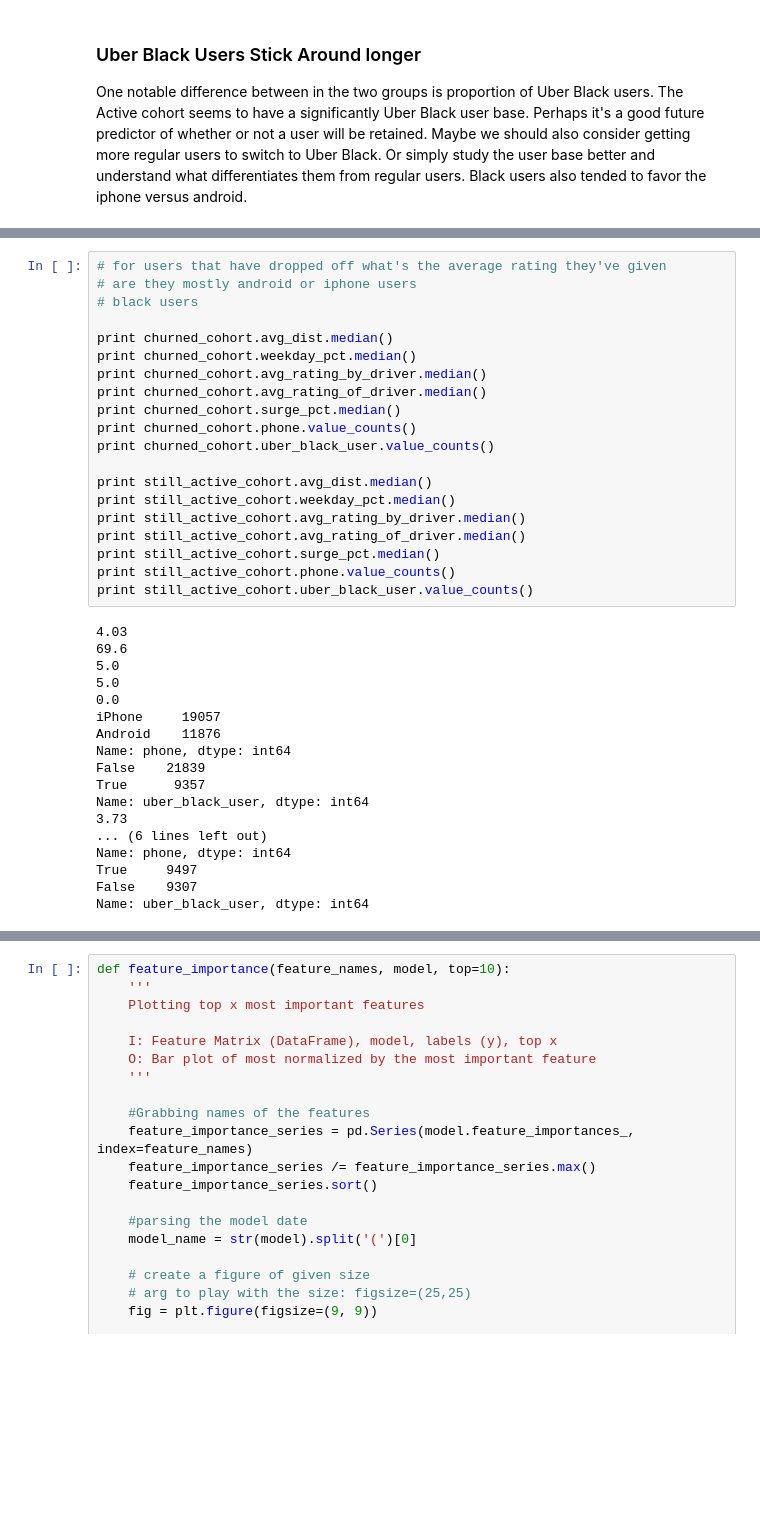
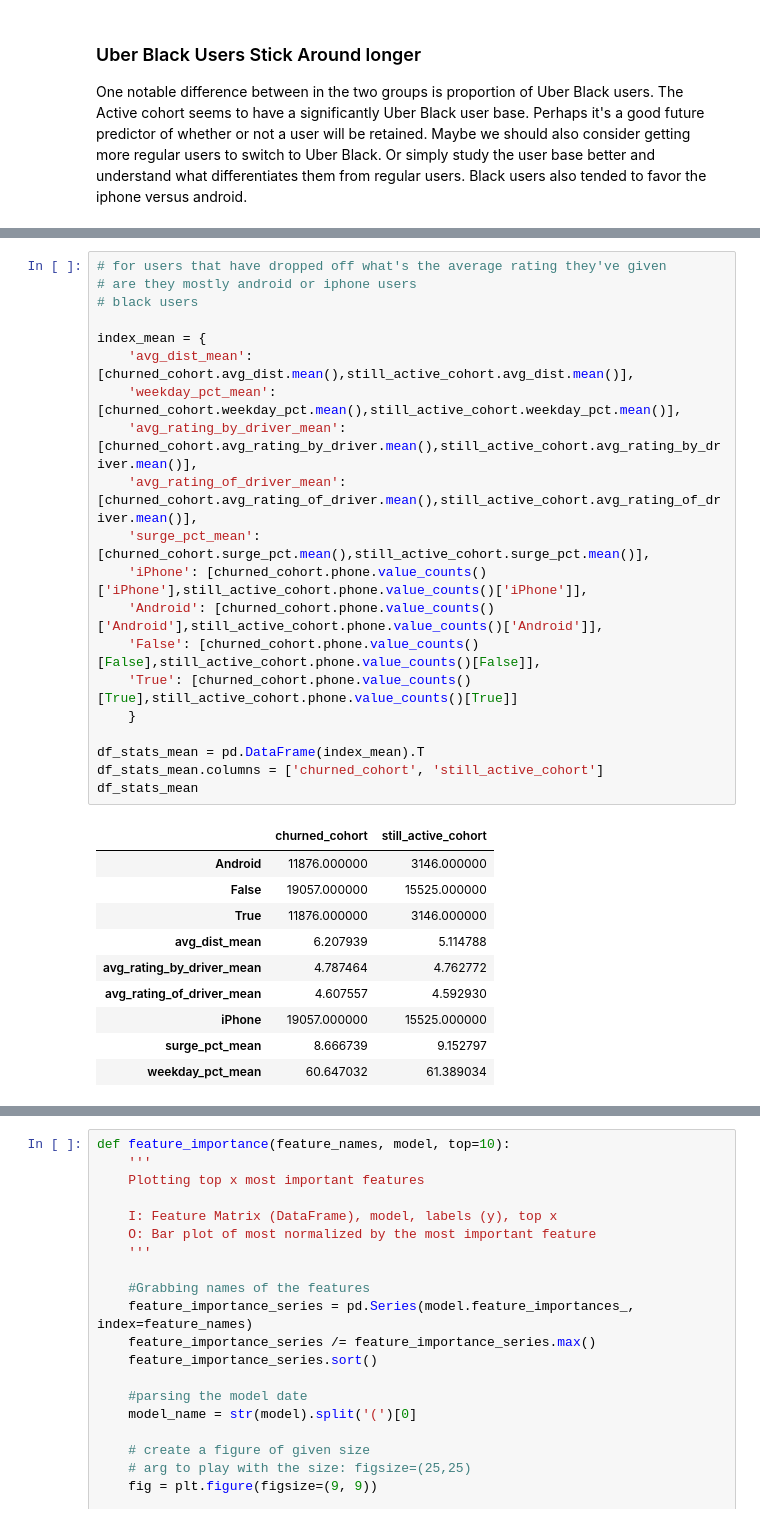
Before and after one commit to asharma567/analysis_of_cab_data, a Jupyter notebook: Analysis_of_click_data.ipynb, the cells around one changed output, grey strips where cells are left out. Drawn from its saved outputs; the diff is of its cells as text; blank space fills up the shorter version.

```diff
--- a/Analysis_of_click_data.ipynb
+++ b/Analysis_of_click_data.ipynb
@@ -269,38 +316,31 @@ One notable difference between in the two groups is proportion of Uber Black use
 # %%
 # for users that have dropped off what's the average rating they've given
 # are they mostly android or iphone users
 # black users
 
-print churned_cohort.avg_dist.median()
-print churned_cohort.weekday_pct.median()
-print churned_cohort.avg_rating_by_driver.median()
-print churned_cohort.avg_rating_of_driver.median()
-print churned_cohort.surge_pct.median()
-print churned_cohort.phone.value_counts()
-print churned_cohort.uber_black_user.value_counts()
+index_mean = {
+    'avg_dist_mean': [churned_cohort.avg_dist.mean(),still_active_cohort.avg_dist.mean()],
+    'weekday_pct_mean': [churned_cohort.weekday_pct.mean(),still_active_cohort.weekday_pct.mean()],
+    'avg_rating_by_driver_mean': [churned_cohort.avg_rating_by_driver.mean(),still_active_cohort.avg_rating_by_driver.mean()],
+    'avg_rating_of_driver_mean': [churned_cohort.avg_rating_of_driver.mean(),still_active_cohort.avg_rating_of_driver.mean()],
+    'surge_pct_mean': [churned_cohort.surge_pct.mean(),still_active_cohort.surge_pct.mean()],
+    'iPhone': [churned_cohort.phone.value_counts()['iPhone'],still_active_cohort.phone.value_counts()['iPhone']],
+    'Android': [churned_cohort.phone.value_counts()['Android'],still_active_cohort.phone.value_counts()['Android']],
+    'False': [churned_cohort.phone.value_counts()[False],still_active_cohort.phone.value_counts()[False]],
+    'True': [churned_cohort.phone.value_counts()[True],still_active_cohort.phone.value_counts()[True]]
+    }
 
-print still_active_cohort.avg_dist.median()
-print still_active_cohort.weekday_pct.median()
-print still_active_cohort.avg_rating_by_driver.median()
-print still_active_cohort.avg_rating_of_driver.median()
-print still_active_cohort.surge_pct.median()
-print still_active_cohort.phone.value_counts()
-print still_active_cohort.uber_black_user.value_counts()
+df_stats_mean = pd.DataFrame(index_mean).T
+df_stats_mean.columns = ['churned_cohort', 'still_active_cohort']
+df_stats_mean
 # %% [output]
-4.03
-69.6
-5.0
-5.0
-0.0
-iPhone     19057
-Android    11876
-Name: phone, dtype: int64
-False    21839
-True      9357
-Name: uber_black_user, dtype: int64
-3.73
-... (6 lines left out)
-Name: phone, dtype: int64
-True     9497
-False    9307
-Name: uber_black_user, dtype: int64
+|  | churned_cohort | still_active_cohort |
+| Android | 11876.000000 | 3146.000000 |
+| False | 19057.000000 | 15525.000000 |
+| True | 11876.000000 | 3146.000000 |
+| avg_dist_mean | 6.207939 | 5.114788 |
+| avg_rating_by_driver_mean | 4.787464 | 4.762772 |
+| avg_rating_of_driver_mean | 4.607557 | 4.592930 |
+| iPhone | 19057.000000 | 15525.000000 |
+| surge_pct_mean | 8.666739 | 9.152797 |
+| weekday_pct_mean | 60.647032 | 61.389034 |
```
Also changed, not shown: parts of 6 cells of this notebook.
